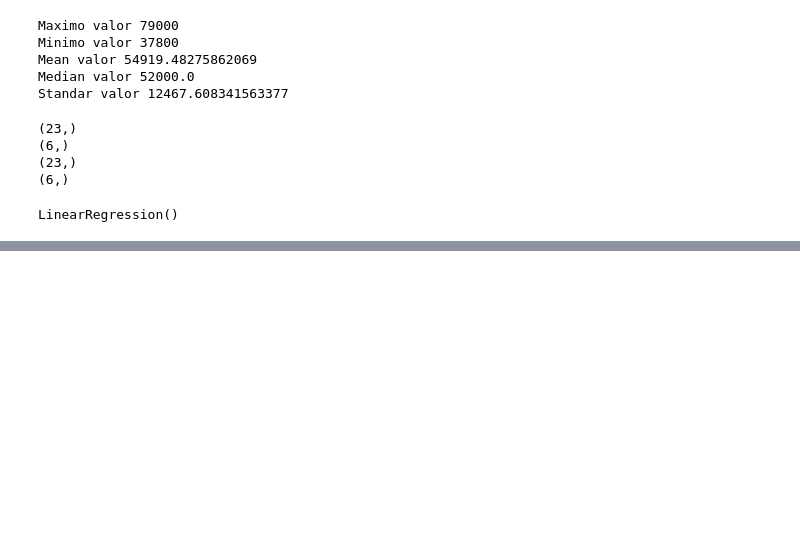
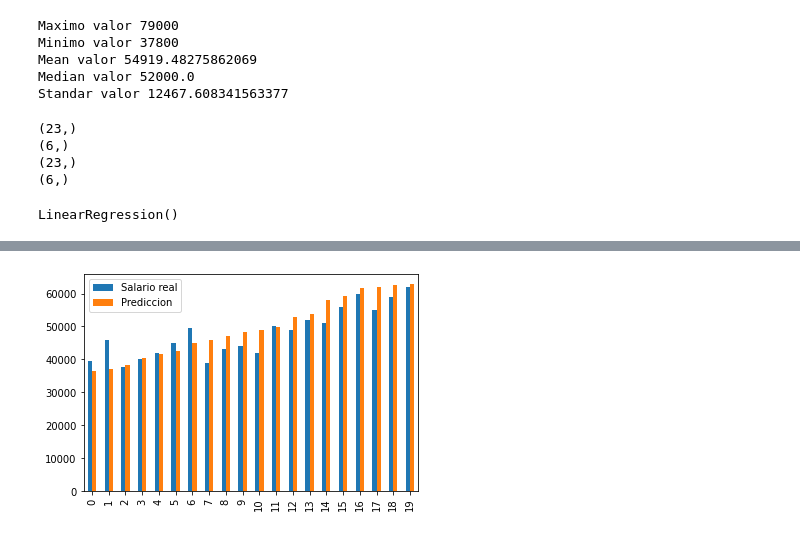
Before and after one commit to tackel/Ciencia-de-datos---Curso, a Jupyter notebook: Regresion lieal simple/reg_lineal_simple.ipynb, the cells around one changed output, grey strips where cells are left out. Drawn from its saved outputs; the diff is of its cells as text; code cells hidden in the pictures; blank space fills up the shorter version.

```diff
--- a/Regresion lieal simple/reg_lineal_simple.ipynb
+++ b/Regresion lieal simple/reg_lineal_simple.ipynb
@@ -100,0 +138,3 @@ LinearRegression()
+# %%
+df_predictor_salario = pd.DataFrame({'Salario real': salario, 'Prediccion': predicted_data_salario})
+df_predictor_salario
@@ -100,0 +159,5 @@ LinearRegression()
+# %%
+df_predictor_salario.head(20).plot(kind= 'bar')
+plt.show()
+# %% [output]
+[figure, added]
```
Also changed, not shown: parts of 17 cells of this notebook.
